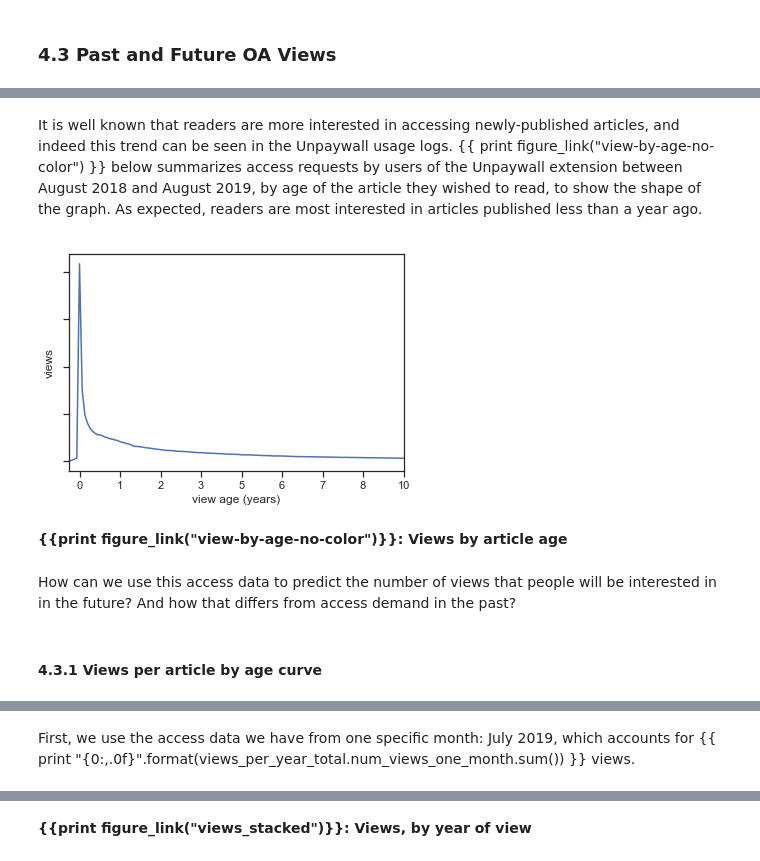
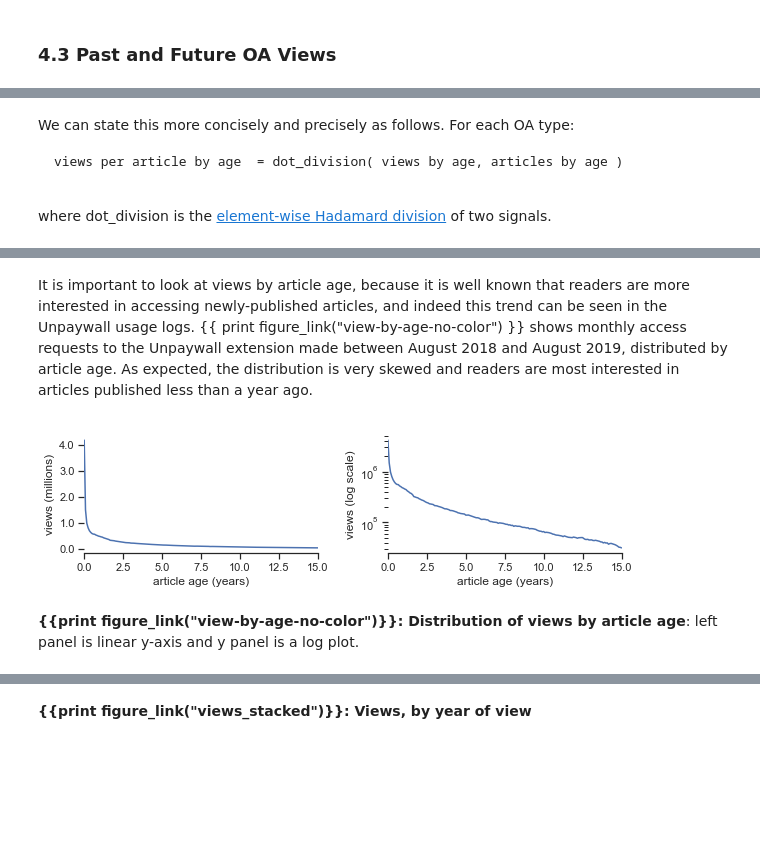
Before and after one commit to ourresearch/future-oa, a Jupyter notebook: manuscript.ipynb, the cells around one changed output, grey strips where cells are left out. Drawn from its saved outputs; the diff is of its cells as text; code cells hidden in the pictures; blank space fills up the shorter version.

````diff
--- a/manuscript.ipynb
+++ b/manuscript.ipynb
@@ -1860,35 +1929,53 @@ See Supplementary Information for a walkthrough example.
+# %% [markdown]
+We can state this more concisely and precisely as follows.  For each OA type:
+
+```
+views per article by age  = dot_division( views by age, articles by age )
+
+```
+
+where dot_division is the [element-wise Hadamard division](https://en.wikipedia.org/wiki/Hadamard_product_(matrices)) of two signals.
 # %%
 register_new_figure("view-by-age-no-color");
 # %% [output]
 [interactive output not drawn]
 # %% [markdown]
-It is well known that readers are more interested in accessing newly-published articles, and indeed this trend can be seen in the Unpaywall usage logs. {{ print figure_link("view-by-age-no-color") }} below summarizes access requests by users of the Unpaywall extension between August 2018 and August 2019, by age of the article they wished to read, to show the shape of the graph. As expected, readers are most interested in articles published less than a year ago.
+It is important to look at views by article age, because it is well known that readers are more interested in accessing newly-published articles, and indeed this trend can be seen in the Unpaywall usage logs. {{ print figure_link("view-by-age-no-color") }}  shows monthly access requests to the Unpaywall extension made between August 2018 and August 2019, distributed by article age. As expected, the distribution is very skewed and readers are most interested in articles published less than a year ago.
-# %%
-# hidden: code to query and graph
-%matplotlib inline
-
-my_plot = views_by_age_months_no_color_full_year.plot.line(x="article_age_months", y="num_views")
-my_plot.set_xlim(-4, 120)
-my_plot.xaxis.set_major_locator(plt.MaxNLocator(11))
-ticks = [int(x) for x in my_plot.get_xticks()/12]  # convert months to years
-my_plot.set_xticklabels(ticks);
-my_plot.yaxis.set_major_formatter(mpl.ticker.StrMethodFormatter('{x:,.0f}'))
-my_plot.set_yticklabels([]);
-plt.xlabel('view age (years)')
-plt.ylabel('views')
-my_plot.get_legend().remove()
-# %% [output]
-[figure, removed]
+# %%
+# hidden: code to query and graph
+%matplotlib inline
+
+my_data = views_by_age_months_no_color_full_year.loc[views_by_age_months_no_color_full_year.article_age_months >= 0]
+my_data = my_data.loc[my_data.article_age_months <= 12*15]
+fig, (ax1, ax2) = plt.subplots(1, 2, figsize=(8, 2), sharex=True, sharey=False)
+plt.tight_layout(pad=0, w_pad=2, h_pad=1)
+plt.subplots_adjust(hspace=1, wspace=.3)
+
+my_plot = my_data.plot.line(x="article_age_months", y="num_views", ax=ax1)
+ax1.xaxis.set_major_locator(plt.MaxNLocator(6))
+ax1.yaxis.set_major_formatter(mpl.ticker.FuncFormatter(lambda y, pos: '{0:,.1f}'.format(y/(1000*1000.0))))
+ax1.xaxis.set_major_formatter(mpl.ticker.FuncFormatter(lambda x, pos: '{0:,.1f}'.format(x/(12.0))))
+
+ax1.spines['top'].set_visible(False)
+ax1.spines['right'].set_visible(False)
+ax1.spines['left'].set_visible(False)
+ax1.set_xlabel('article age (years)')
+ax1.set_ylabel('views (millions)')
+ax1.get_legend().remove()
+
+my_plot = my_data.plot.line(x="article_age_months", y="num_views", ax=ax2)
+ax2.set_yscale("log")
+ax2.set_xlabel('article age (years)')
+ax2.set_ylabel('views (log scale)');
+ax2.spines['top'].set_visible(False)
+ax2.spines['right'].set_visible(False)
+ax2.spines['left'].set_visible(False)
+ax2.get_legend().remove()
+# %% [output]
+[figure, added]
 # %% [markdown]
-**{{print figure_link("view-by-age-no-color")}}: Views by article age**
+**{{print figure_link("view-by-age-no-color")}}: Distribution of views by article age**: left panel is linear y-axis and y panel is a log plot.
-# %% [markdown]
-How can we use this access data to predict the number of views that people will be interested in in the future? And how that differs from access demand in the past?
-# %% [markdown]
-<a id="section-4-3-1"></a>
-#### 4.3.1 Views per article by age curve
 # %%
 register_new_figure("views_by_age_with_color");
 # %% [output]
 [interactive output not drawn]
-# %% [markdown]
-First, we use the access data we have from one specific month:  July 2019, which accounts for {{ print "{0:,.0f}".format(views_per_year_total.num_views_one_month.sum()) }} views.
````
Also changed, not shown: parts of 155 cells of this notebook, 1 other file.
